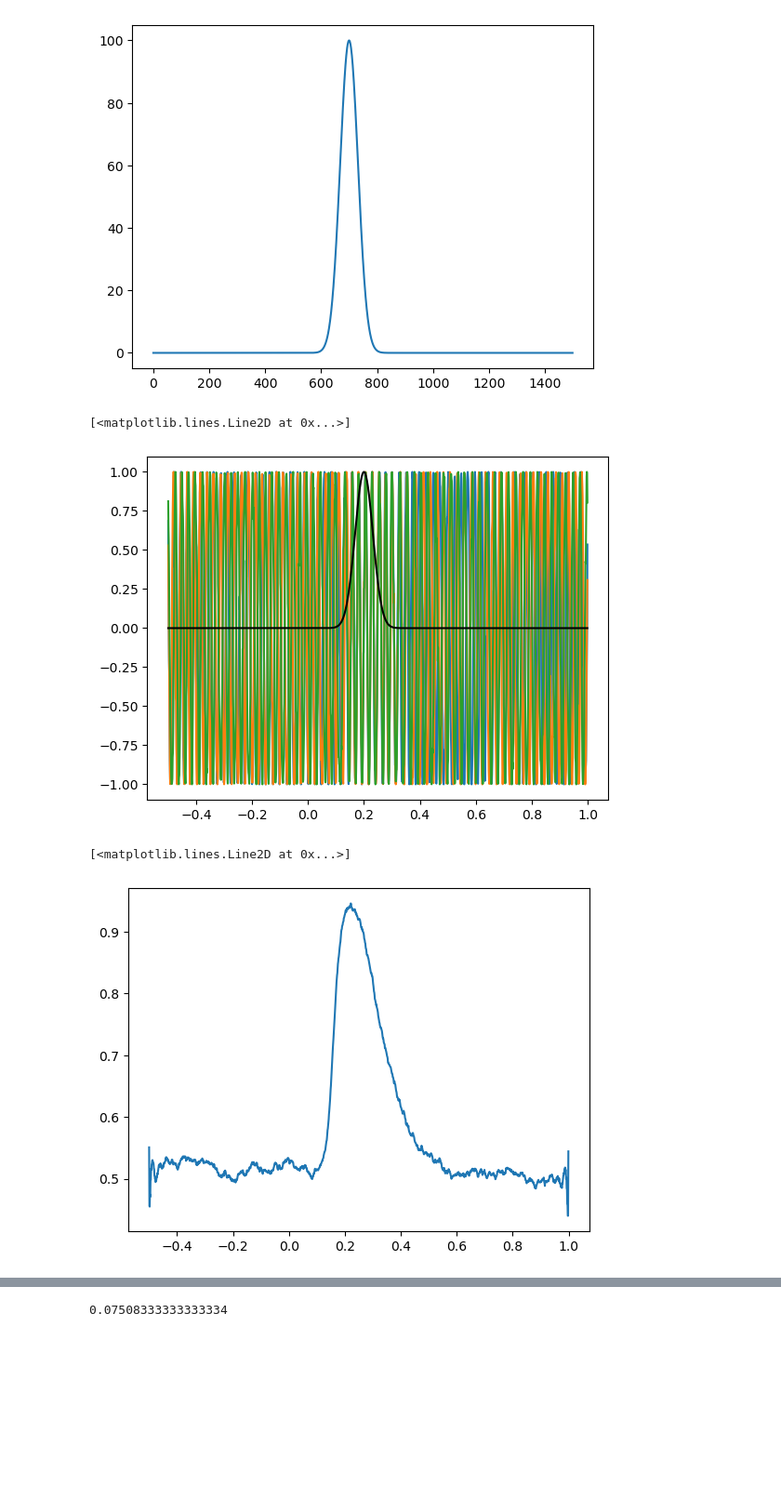
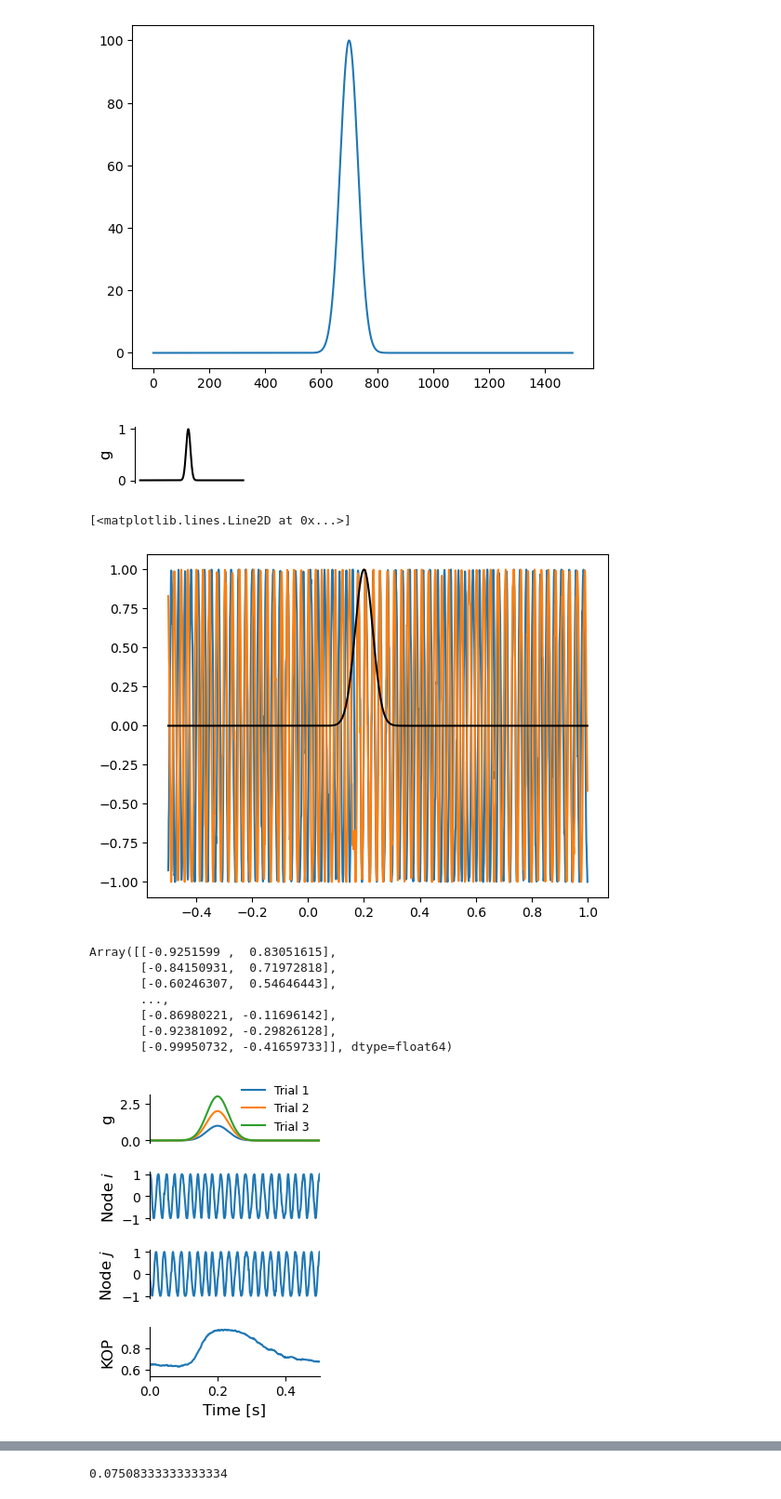
Before and after one commit to ViniciusLima94/phase_amplitude_encoding, a Jupyter notebook: notebooks/Figure1.ipynb, the cells around one changed output, grey strips where cells are left out. Shown at 93% size. Drawn from its saved outputs; the diff is of its cells as text; code cells hidden in the pictures; blank space fills up the shorter version.

```diff
--- a/notebooks/Figure1.ipynb
+++ b/notebooks/Figure1.ipynb
@@ -24,7 +24,7 @@ dt = 0.001  # Integration time-step
 fs = 1 / dt
 f = 40  # Natural frequency
 beta = 3.5  # Noise variance
-A = np.array([[0, 1, 0], [0, 0, 1], [0, 0, 0]]).T
+A = np.array([[0, 1], [0, 0]]).T
 ntrials = 500
 time = np.arange(-0.5, 1, 1 / fs)  # Time array
 T = time.shape[0]
@@ -50,7 +47,7 @@ data = []
 for trial in tqdm(range(ntrials)):
     data += [
         simulate_kuramoto(
-            10 * A, coupling * CS[trial], f, fs, beta, T, seed=trial * 32, decim=1
+            10 * A, coupling * CS[trial], f, fs, beta, T, seed=seeds[trial], decim=1
         )
     ]
 # %%
@@ -58,19 +55,72 @@ plt.plot(coupling * CS[trial])
 # %% [output]
 [<matplotlib.lines.Line2D at 0x...>]
 [figure]
+# %%
+plt.figure(figsize=(4 / 2.54, 2  /2.54))
+ax = plt.subplot(111)
+plt.plot(time, coupling, "k")
+[ax.spines[key].set_visible(False) for key in ["top", "right", "bottom"]]
+plt.xticks([])
+plt.ylabel("g", fontsize=12)
+plt.savefig("figures/coupling_strength.pdf")
+# %% [output]
+[figure, added]
 # %%
+
 plt.plot(time[::1], data[-1].real.T)
 plt.plot(time, coupling, "k")
 # %% [output]
 [<matplotlib.lines.Line2D at 0x...>]
-[figure, old version]
+[figure, new version]
 # %%
 h = scipy.signal.hilbert(np.stack(data).real, axis=2)
+# %%
+data[-1].real.T
+# %% [output]
+Array([[-0.9251599 ,  0.83051615],
+       [-0.84150931,  0.71972818],
+       [-0.60246307,  0.54646443],
+       ...,
+       [-0.86980221, -0.11696142],
+       [-0.92381092, -0.29826128],
+       [-0.99950732, -0.41659733]], dtype=float64)
 # %%
+plt.figure(figsize=(6 / 2.54, 10  /2.54))
+ax = plt.subplot(411)
+[plt.plot(time, coupling * i) for i in [1, 2, 3] ]
+[ax.spines[key].set_visible(False) for key in ["top", "right", "bottom"]]
+plt.legend(["Trial 1", "Trial 2", "Trial 3"], fontsize=9, frameon=False)
+plt.xticks([])
+plt.ylabel("g", fontsize=12)
+plt.xlim(0, 0.5)
+
+ax = plt.subplot(412)
+plt.plot(time[::1], data[250].real.T[:, 0])
+plt.xlim(0, 0.5)
+plt.xticks([])
+[ax.spines[key].set_visible(False) for key in ["top", "right", "bottom"]]
+plt.ylabel("Node $i$", fontsize=12)
+
+
+ax = plt.subplot(413)
+plt.plot(time[::1], data[250].real.T[:, 1])
+plt.xlim(0, 0.5)
+plt.xticks([])
+[ax.spines[key].set_visible(False) for key in ["top", "right", "bottom"]]
+plt.ylabel("Node $j$", fontsize=12)
+
+ax = plt.subplot(414)
 plt.plot(time[::1], np.abs(h.mean(1)).mean(0))
+[ax.spines[key].set_visible(False) for key in ["top", "right"]]
+plt.xlabel("Time [s]", fontsize=12)
+plt.ylabel("KOP", fontsize=12)
+plt.xlim(0, 0.5)
+
+plt.subplots_adjust(hspace=.6)
+
+plt.savefig("figures/coupling_strength_kop.pdf")
 # %% [output]
-[<matplotlib.lines.Line2D at 0x...>]
-[figure, old version]
+[figure, new version]
 # %%
 freqs = np.linspace(0.1, 80, 50)
 W = tfr_array_morlet(
```
Also changed, not shown: parts of 8 cells of this notebook, 6 other files.
